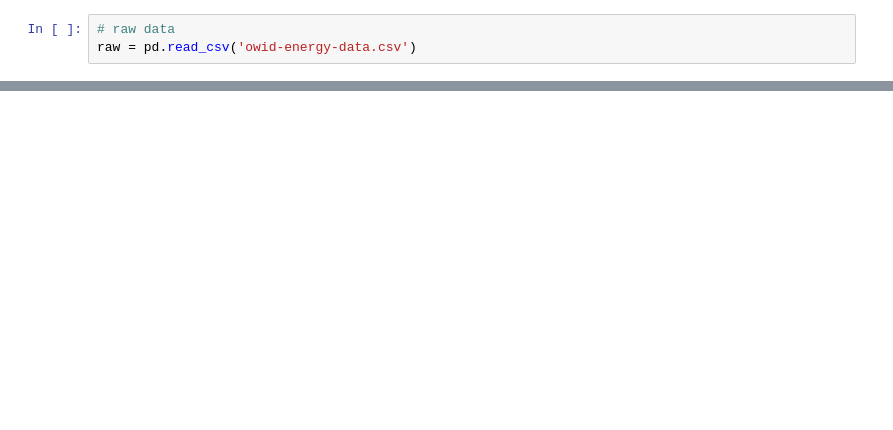
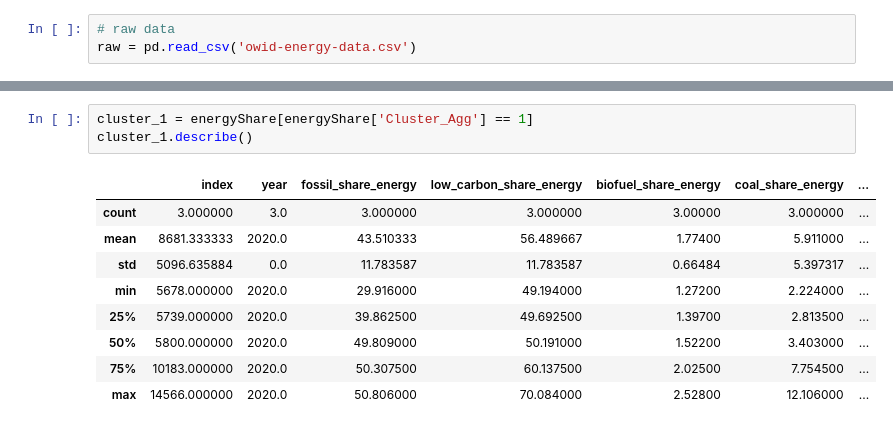
Before and after one commit to katherinefeng01/Group-C-Energy-Project, a Jupyter notebook: clustering.ipynb, the cells around one changed output, grey strips where cells are left out. Saved outputs shown, nothing was run; the diff lists cells and outputs as text; blank space fills up the shorter version.

```diff
--- a/clustering.ipynb
+++ b/clustering.ipynb
@@ -85,0 +143,13 @@ Compared to Cluster 0, Cluster 2 uses a lot more gas energy compared to Cluster
+# %%
+cluster_1 = energyShare[energyShare['Cluster_Agg'] == 1]
+cluster_1.describe()
+# %% [output]
+|  | index | year | fossil_share_energy | low_carbon_share_energy | biofuel_share_energy | coal_share_energy | ... |
+| count | 3.000000 | 3.0 | 3.000000 | 3.000000 | 3.00000 | 3.000000 | ... |
+| mean | 8681.333333 | 2020.0 | 43.510333 | 56.489667 | 1.77400 | 5.911000 | ... |
+| std | 5096.635884 | 0.0 | 11.783587 | 11.783587 | 0.66484 | 5.397317 | ... |
+| min | 5678.000000 | 2020.0 | 29.916000 | 49.194000 | 1.27200 | 2.224000 | ... |
+| 25% | 5739.000000 | 2020.0 | 39.862500 | 49.692500 | 1.39700 | 2.813500 | ... |
+| 50% | 5800.000000 | 2020.0 | 49.809000 | 50.191000 | 1.52200 | 3.403000 | ... |
+| 75% | 10183.000000 | 2020.0 | 50.307500 | 60.137500 | 2.02500 | 7.754500 | ... |
+| max | 14566.000000 | 2020.0 | 50.806000 | 70.084000 | 2.52800 | 12.106000 | ... |
```
Also changed, not shown: parts of 10 cells of this notebook.
